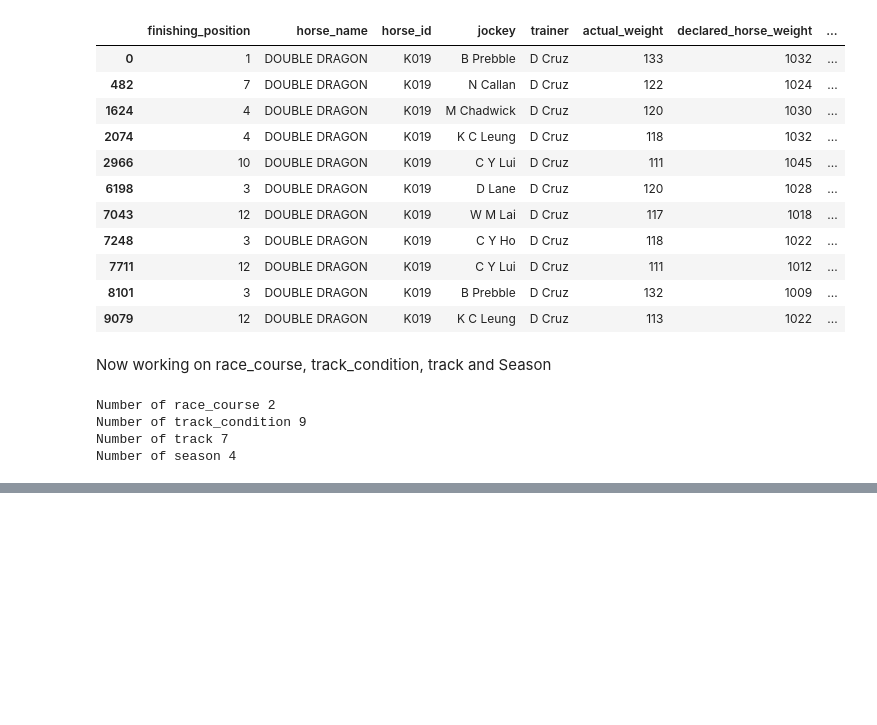
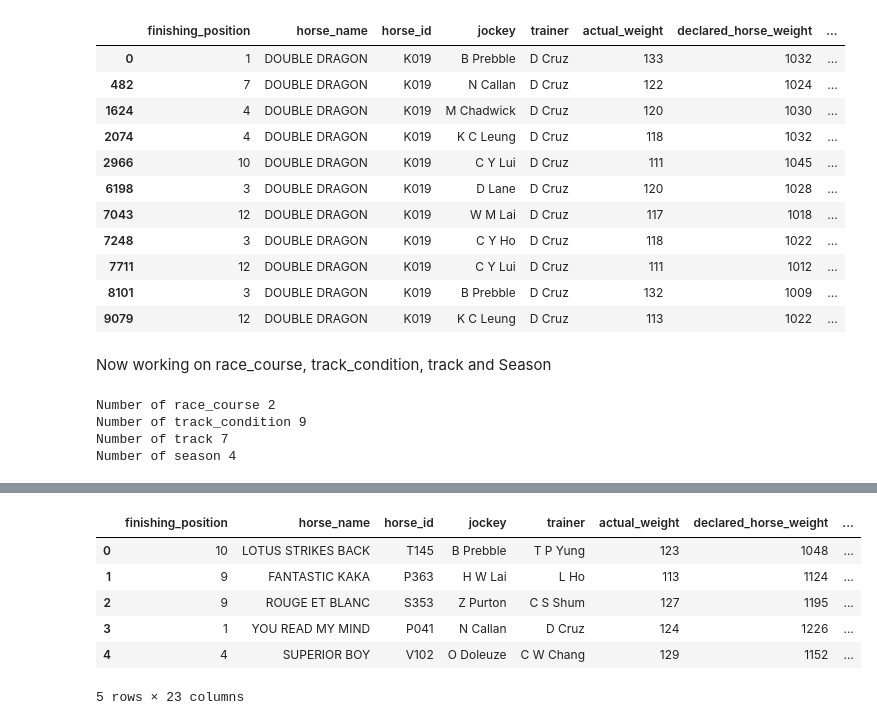
Before and after one commit to vaibhavthapli/Horse_race_big_data_derby_2022, a Jupyter notebook: data_transformation.ipynb, the cells around one changed output, grey strips where cells are left out. Saved outputs shown, nothing was run; the diff lists cells and outputs as text; code cells hidden in the pictures; blank space fills up the shorter version.

```diff
--- a/data_transformation.ipynb
+++ b/data_transformation.ipynb
@@ -268,0 +302,19 @@ Name: count, dtype: int64
+# %%
+# Create a mapping for unique numbers
+track_condition_mapping = {
+    'GOOD': 1,
+    'GOOD TO FIRM': 2,
+    'GOOD TO YIELDING': 3,
+    'YIELDING': 4,
+    'WET SLOW': 5,
+    'FAST': 6,
+    'WET FAST': 7,
+    'YIELDING TO SOFT': 8,
+    'SOFT': 9
+}
+
+# Assign unique numbers using the mapping
+new_df['track_condition_id'] = new_df['track_condition'].map(track_condition_mapping)
+
+
+# Display the DataFrame
@@ -268,0 +338,14 @@ Name: count, dtype: int64
+# %%
+from sklearn.utils import shuffle
+# Shuffle the dataset
+shuffled_df = shuffle(new_df, random_state=42).reset_index(drop=True)
+# %%
+shuffled_df.head()
+# %% [output]
+|  | finishing_position | horse_name | horse_id | jockey | trainer | actual_weight | declared_horse_weight | ... |
+| 0 | 10 | LOTUS STRIKES BACK | T145 | B Prebble | T P Yung | 123 | 1048 | ... |
+| 1 | 9 | FANTASTIC KAKA | P363 | H W Lai | L Ho | 113 | 1124 | ... |
+| 2 | 9 | ROUGE ET BLANC | S353 | Z Purton | C S Shum | 127 | 1195 | ... |
+| 3 | 1 | YOU READ MY MIND | P041 | N Callan | D Cruz | 124 | 1226 | ... |
+| 4 | 4 | SUPERIOR BOY | V102 | O Doleuze | C W Chang | 129 | 1152 | ... |
+5 rows × 23 columns
```
Also changed, not shown: parts of 6 cells of this notebook.
